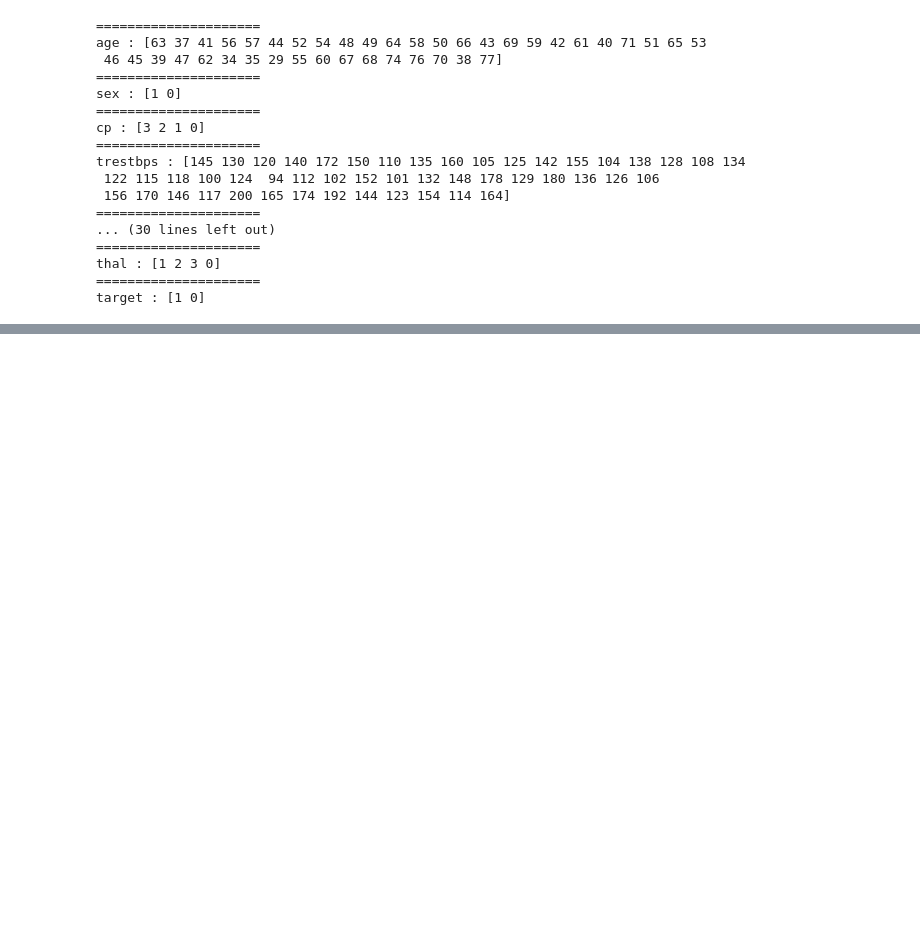
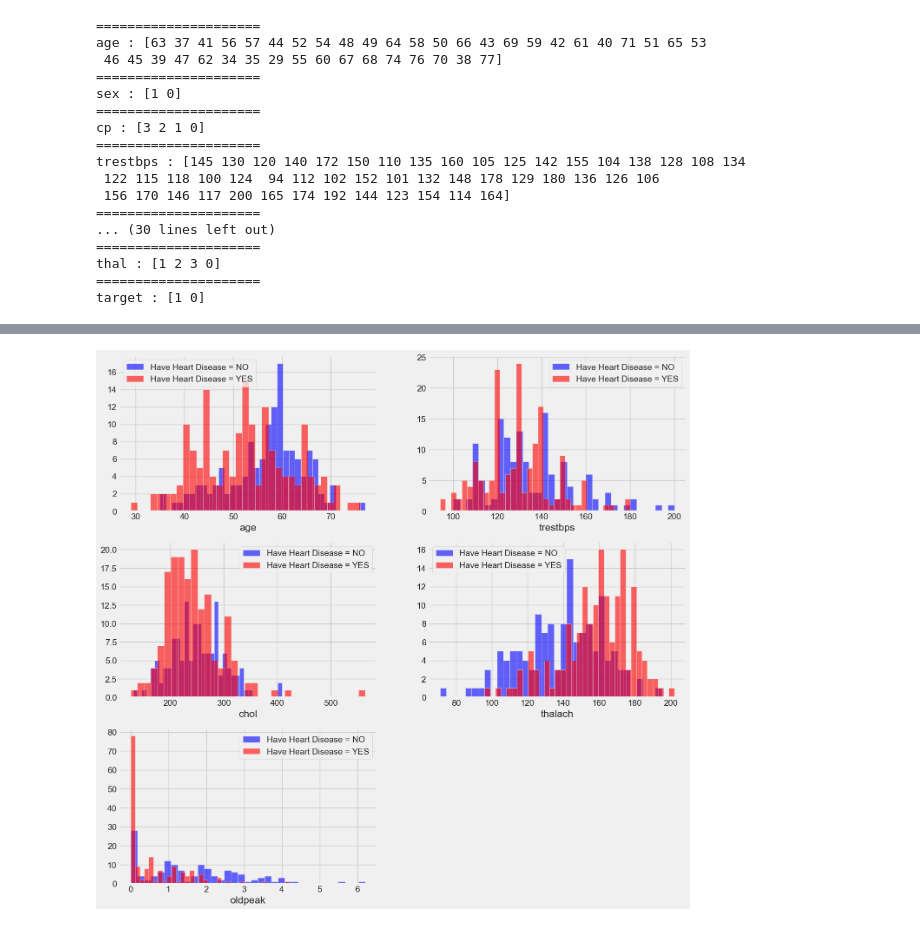
Before and after one commit to takeru5555/Heart-Disease-Prediction, a Jupyter notebook: main.ipynb, the cells around one changed output, grey strips where cells are left out. Cells and saved outputs as stored; diff of their text form; code cells hidden in the pictures; blank space fills up the shorter version.

```diff
--- a/main.ipynb
+++ b/main.ipynb
@@ -87,0 +88,11 @@ for i, column in enumerate(categorical_val, 1):
+# %%
+plt.figure(figsize=(15,15))
+
+for i, column in enumerate(continuous_val, 1):
+    plt.subplot(3,2,i)
+    df[df["target"] == 0][column].hist(bins=35, color='blue', label='Have Heart Disease = NO', alpha=0.6)
+    df[df['target'] == 1][column].hist(bins=35, color='red', label='Have Heart Disease = YES', alpha=0.6)
+    plt.legend()
+    plt.xlabel(column)
+# %% [output]
+[figure, added]
```
Also changed, not shown: parts of 4 cells of this notebook, 3 other files.
